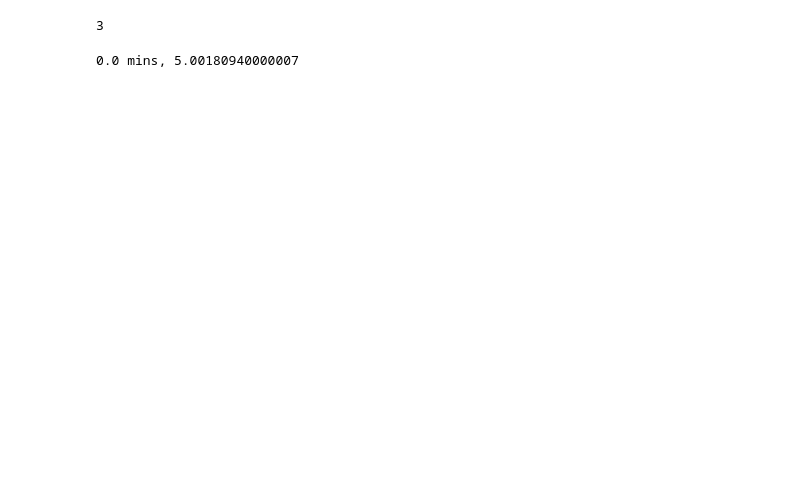
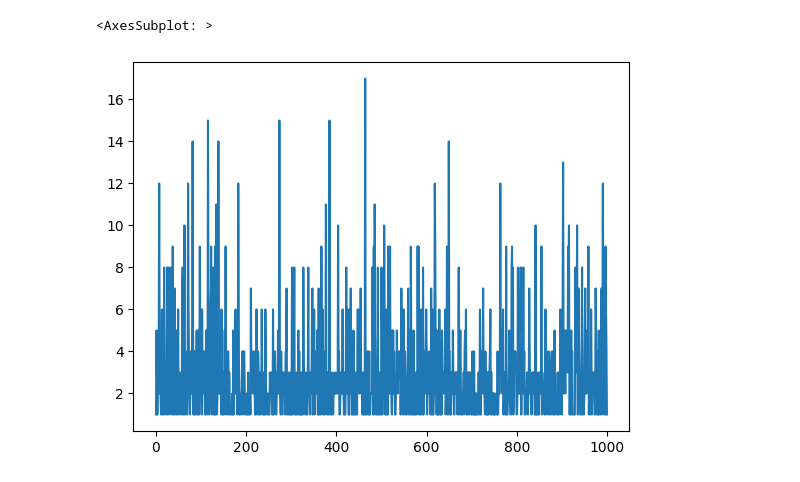
Before and after one commit to miladsamim/rl_ad, a Jupyter notebook: SAC/DQN_Agent/eval.ipynb, the cells around one changed output. Drawn from its saved outputs; the diff is of its cells as text; code cells hidden in the pictures; blank space fills up the shorter version.

```diff
--- a/SAC/DQN_Agent/eval.ipynb
+++ b/SAC/DQN_Agent/eval.ipynb
@@ -15,4 +0,0 @@ tensor([[0.2600, 0.6967, 0.1387, 0.7309, 0.0122]])
-# %%
-x.argmax(dim=1).item()
-# %% [output]
-3
@@ -22,9 +0,0 @@ import time
-# %%
-start = timer()
-# ...
-time.sleep(5)
-end = timer()
-secs = end - start
-print(f'{secs//60} mins, {secs%60}')
-# %% [output]
-0.0 mins, 5.00180940000007
@@ -30,0 +4,8 @@ print(f'{secs//60} mins, {secs%60}')
+# %%
+reward_df = pd.read_csv('ddqn_reward_training.csv')
+time_df = pd.read_csv('ddqn_ep_time_training.csv')
+# %%
+reward_df.diff(1)['Step'].plot()
+# %% [output]
+<AxesSubplot: >
+[figure, added]
```
Also changed, not shown: parts of 6 cells of this notebook, 18 other files.
